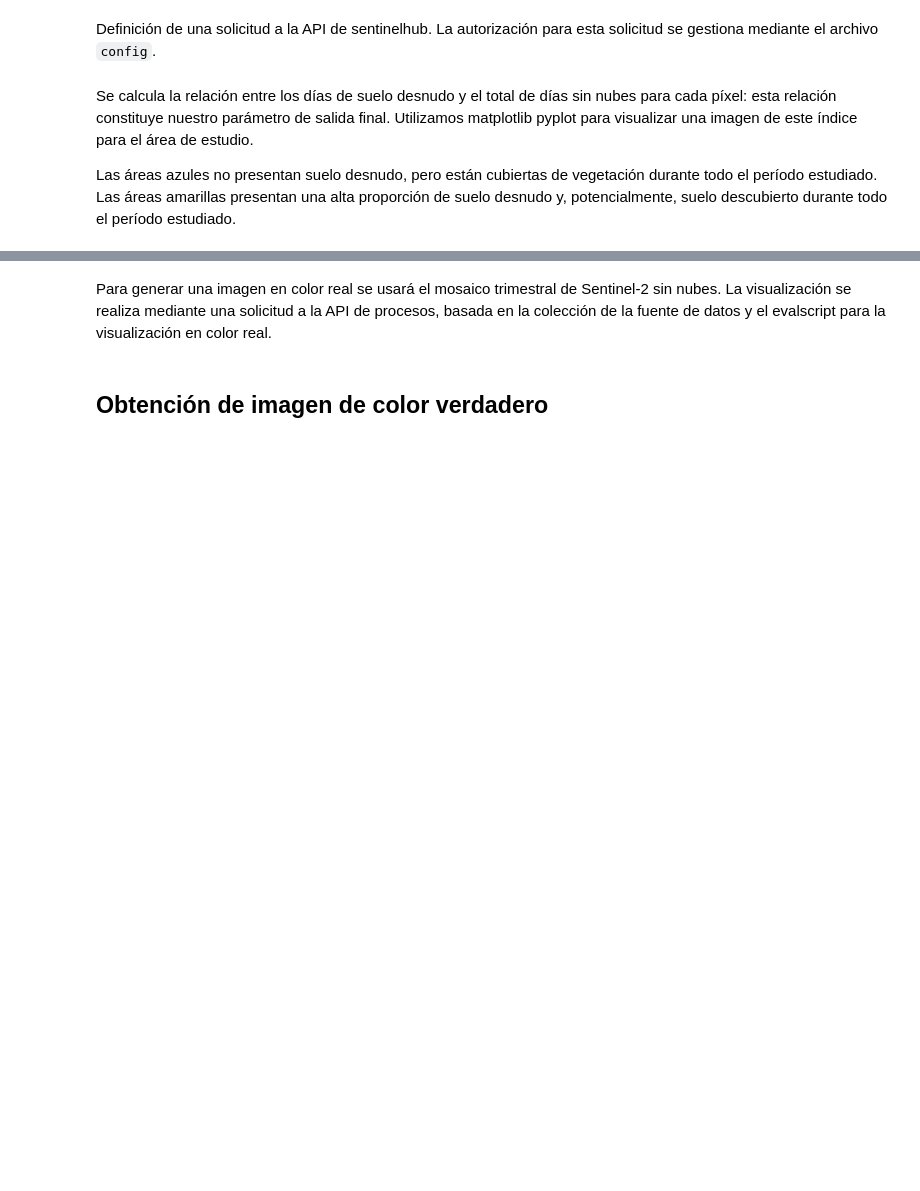
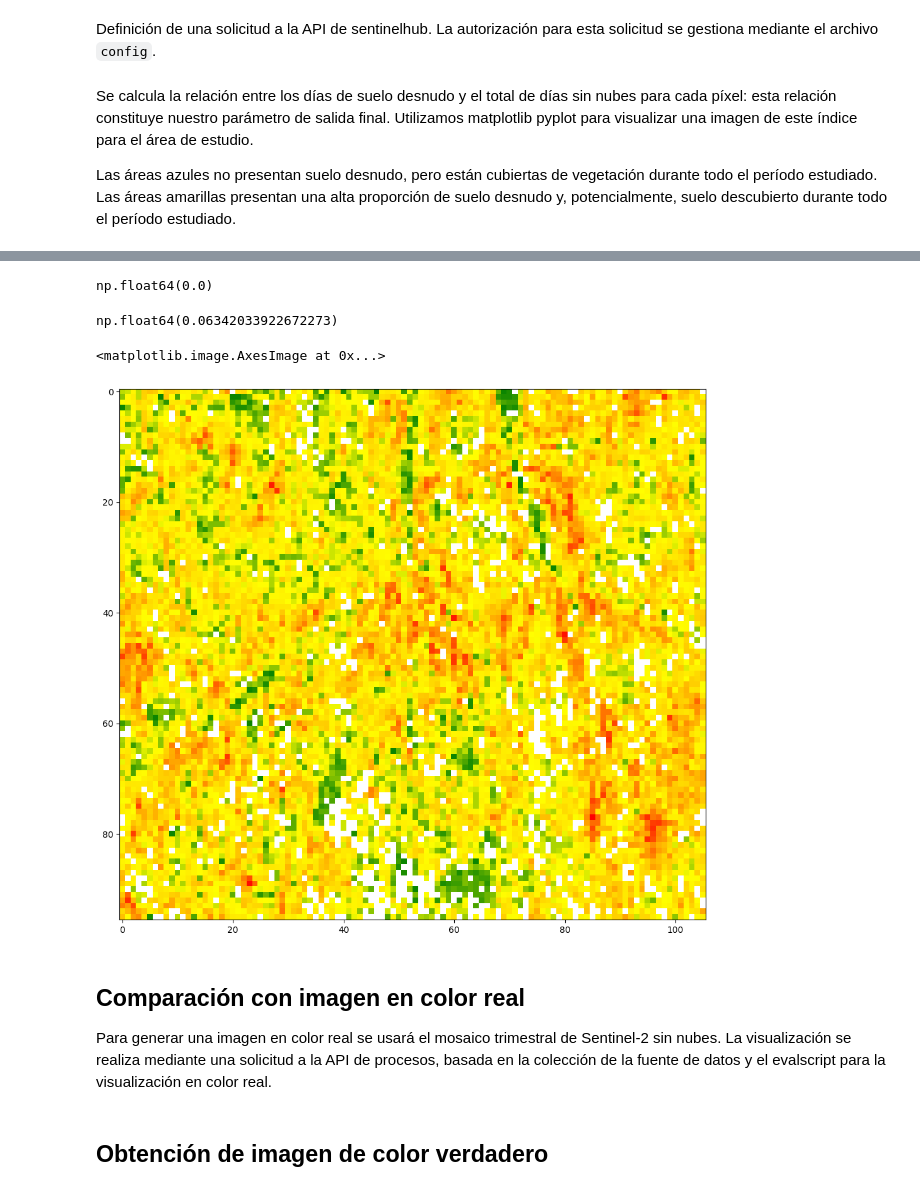
Before and after one commit to Franklingo13/ejemplosCopernicus, a Jupyter notebook: ejemplosJupyter/riesgoErosion.ipynb, the cells around one changed output, grey strips where cells are left out. Cells and saved outputs as stored; diff of their text form; code cells hidden in the pictures; blank space fills up the shorter version.

```diff
--- a/ejemplosJupyter/riesgoErosion.ipynb
+++ b/ejemplosJupyter/riesgoErosion.ipynb
@@ -173,4 +213,37 @@ function evaluatePixel(samples) {
+# %%
+WEIGHT_BARE_SOIL = 1
+WEIGHT_SLOPE = 1
+relative_erosion_risk = (slope / 90) * WEIGHT_SLOPE * bare_ratio * WEIGHT_BARE_SOIL
+# %%
+relative_erosion_risk.min()
+# %% [output]
+np.float64(0.0)
+# %%
+relative_erosion_risk.max()
+# %% [output]
+np.float64(0.06342033922672273)
+# %%
+# First we define a colormap. White for risk of zero, green for low risk, yellow for moderate, red for high.
+cmap = mpl.colors.LinearSegmentedColormap.from_list(
+    "green yellow red",
+    [
+        (0, (1, 1, 1)),
+        (0.001, (0, 0.5, 0)),
+        (relative_erosion_risk.max(), (1, 1, 0)),
+        (1, (1, 0, 0)),
+    ],
+    N=256,
+)
+
+
+plt.figure(figsize=(12, 12))
+
+plt.imshow(relative_erosion_risk, cmap=cmap)
+# %% [output]
+<matplotlib.image.AxesImage at 0x...>
+[figure, added]
 # %% [markdown]
+## Comparación con imagen en color real
 Para generar una imagen en color real se usará el mosaico trimestral de Sentinel-2 sin nubes. La visualización se realiza mediante una solicitud a la API de procesos, basada en la colección de la fuente de datos y el evalscript para la visualización en color real.
 # %%
 S2l3_cloudless_mosaic = DataCollection.define_byoc(
```
Also changed, not shown: parts of 14 cells of this notebook.
